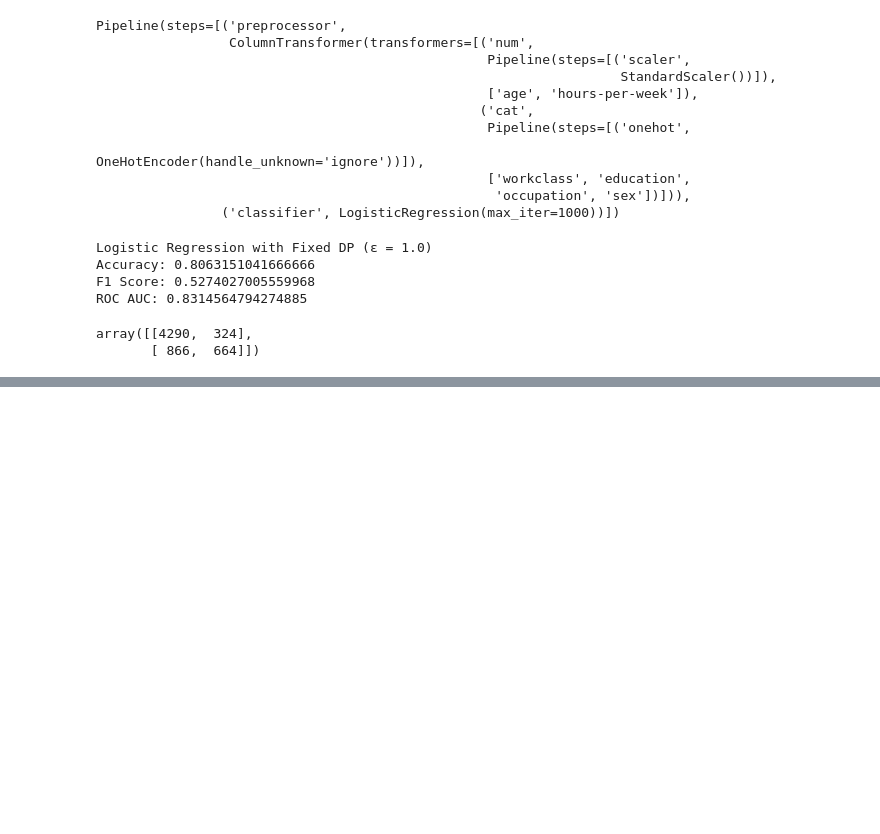
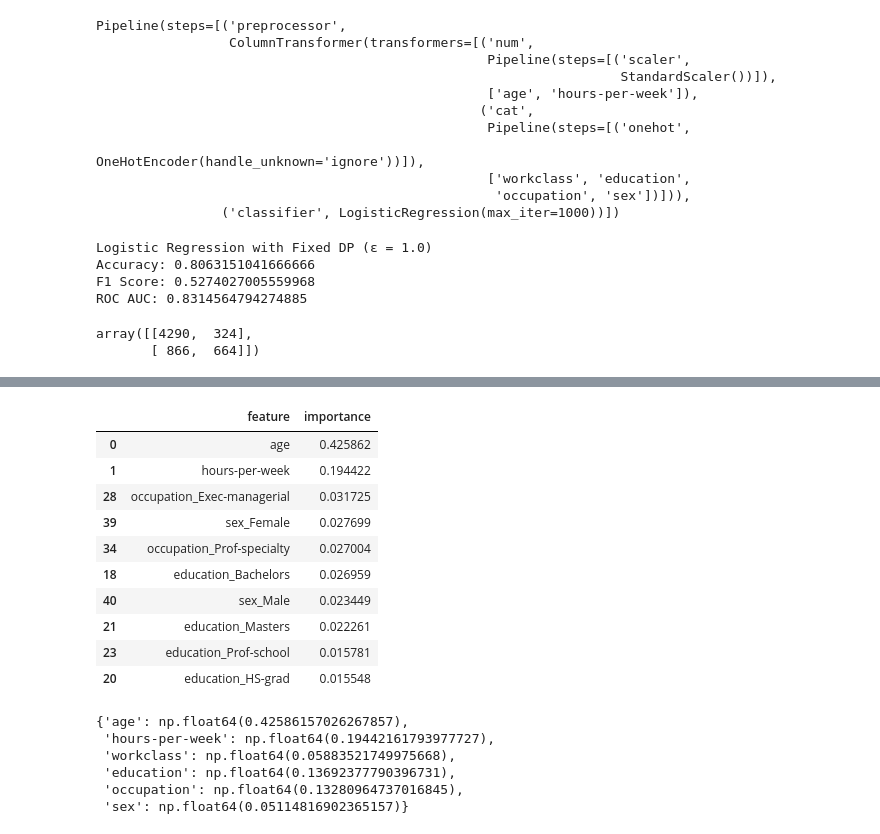
Before and after one commit to shatakshi-tech/adaptive-dp-data-science, a Jupyter notebook: notebook/Adaptive_Differential_Privacy_for_Data_Science.ipynb, the cells around one changed output, grey strips where cells are left out. Cells and saved outputs as stored; diff of their text form; code cells hidden in the pictures; blank space fills up the shorter version.

Commit message:
adaptive differential privacy using feature importance

```diff
--- a/notebook/Adaptive_Differential_Privacy_for_Data_Science.ipynb
+++ b/notebook/Adaptive_Differential_Privacy_for_Data_Science.ipynb
@@ -461,0 +467,11 @@ array([[4290,  324],
+# %%
+rf_for_importance = Pipeline(steps=[
+    ("preprocessor", preprocessor),
+    ("classifier", RandomForestClassifier(
+        n_estimators=100,
+        random_state=42,
+        n_jobs=-1
+    ))
+])
+
+rf_for_importance.fit(X_train, y_train)
@@ -461,0 +491,56 @@ array([[4290,  324],
+# %%
+# Get trained Random Forest model
+rf_model = rf_for_importance.named_steps["classifier"]
+
+# Get feature names after preprocessing
+feature_names_num = numerical_features
+feature_names_cat = rf_for_importance.named_steps["preprocessor"] \
+    .named_transformers_["cat"] \
+    .named_steps["onehot"] \
+    .get_feature_names_out(categorical_features)
+
+feature_names = np.concatenate([feature_names_num, feature_names_cat])
+
+importances = rf_model.feature_importances_
+
+feature_importance_df = pd.DataFrame({
+    "feature": feature_names,
+    "importance": importances
+}).sort_values(by="importance", ascending=False)
+
+feature_importance_df.head(10)
+# %% [output]
+|  | feature | importance |
+| 0 | age | 0.425862 |
+| 1 | hours-per-week | 0.194422 |
+| 28 | occupation_Exec-managerial | 0.031725 |
+| 39 | sex_Female | 0.027699 |
+| 34 | occupation_Prof-specialty | 0.027004 |
+| 18 | education_Bachelors | 0.026959 |
+| 40 | sex_Male | 0.023449 |
+| 21 | education_Masters | 0.022261 |
+| 23 | education_Prof-school | 0.015781 |
+| 20 | education_HS-grad | 0.015548 |
+# %%
+importance_map = {}
+
+# Numerical features
+for f in numerical_features:
+    importance_map[f] = feature_importance_df[
+        feature_importance_df["feature"] == f
+    ]["importance"].sum()
+
+# Categorical features (aggregate one-hot)
+for f in categorical_features:
+    importance_map[f] = feature_importance_df[
+        feature_importance_df["feature"].str.startswith(f)
+    ]["importance"].sum()
+
+importance_map
+# %% [output]
+{'age': np.float64(0.42586157026267857),
+ 'hours-per-week': np.float64(0.19442161793977727),
+ 'workclass': np.float64(0.05883521749975668),
+ 'education': np.float64(0.13692377790396731),
+ 'occupation': np.float64(0.13280964737016845),
+ 'sex': np.float64(0.05114816902365157)}
```
Also changed, not shown: parts of 10 cells of this notebook.
